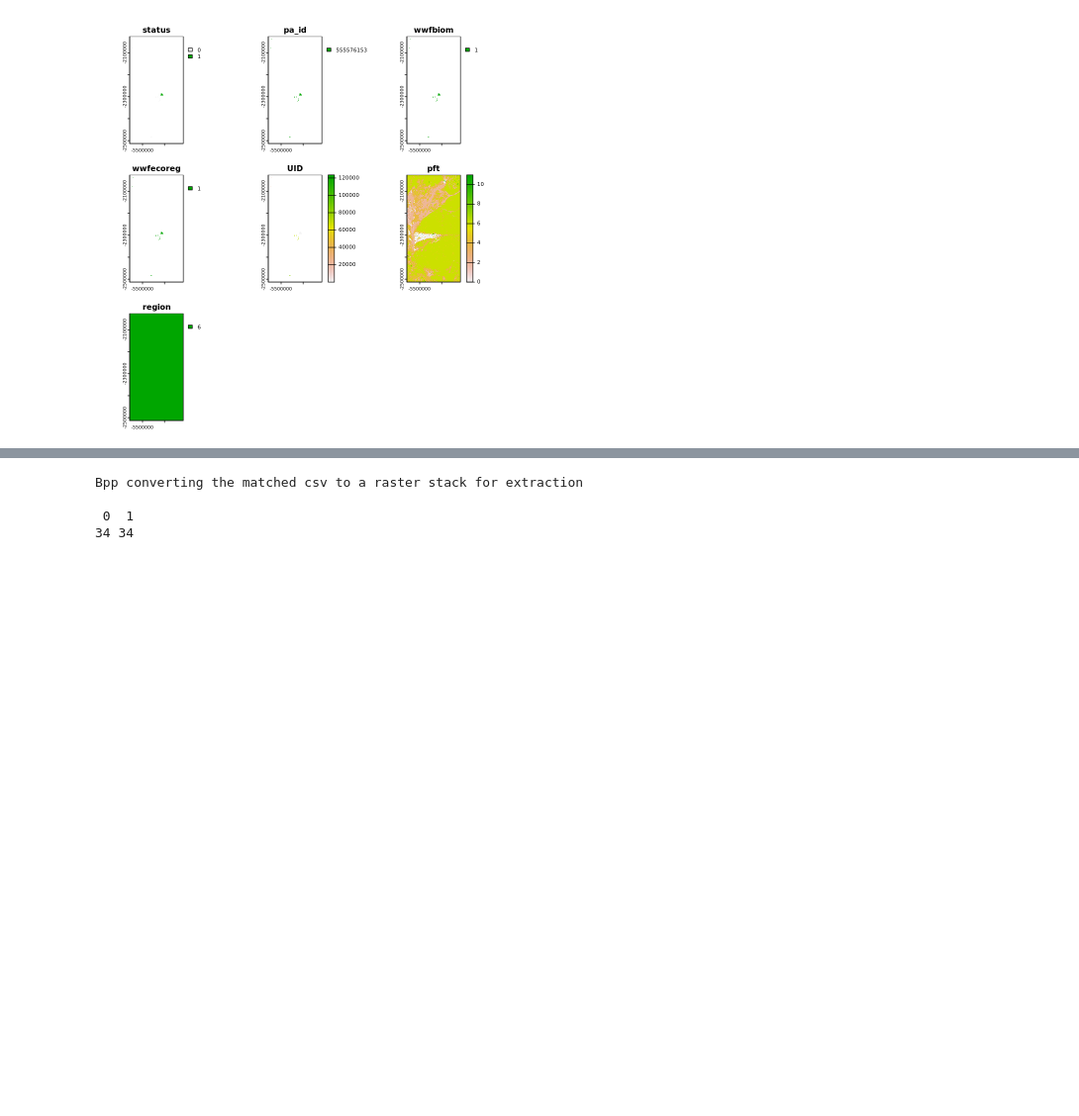
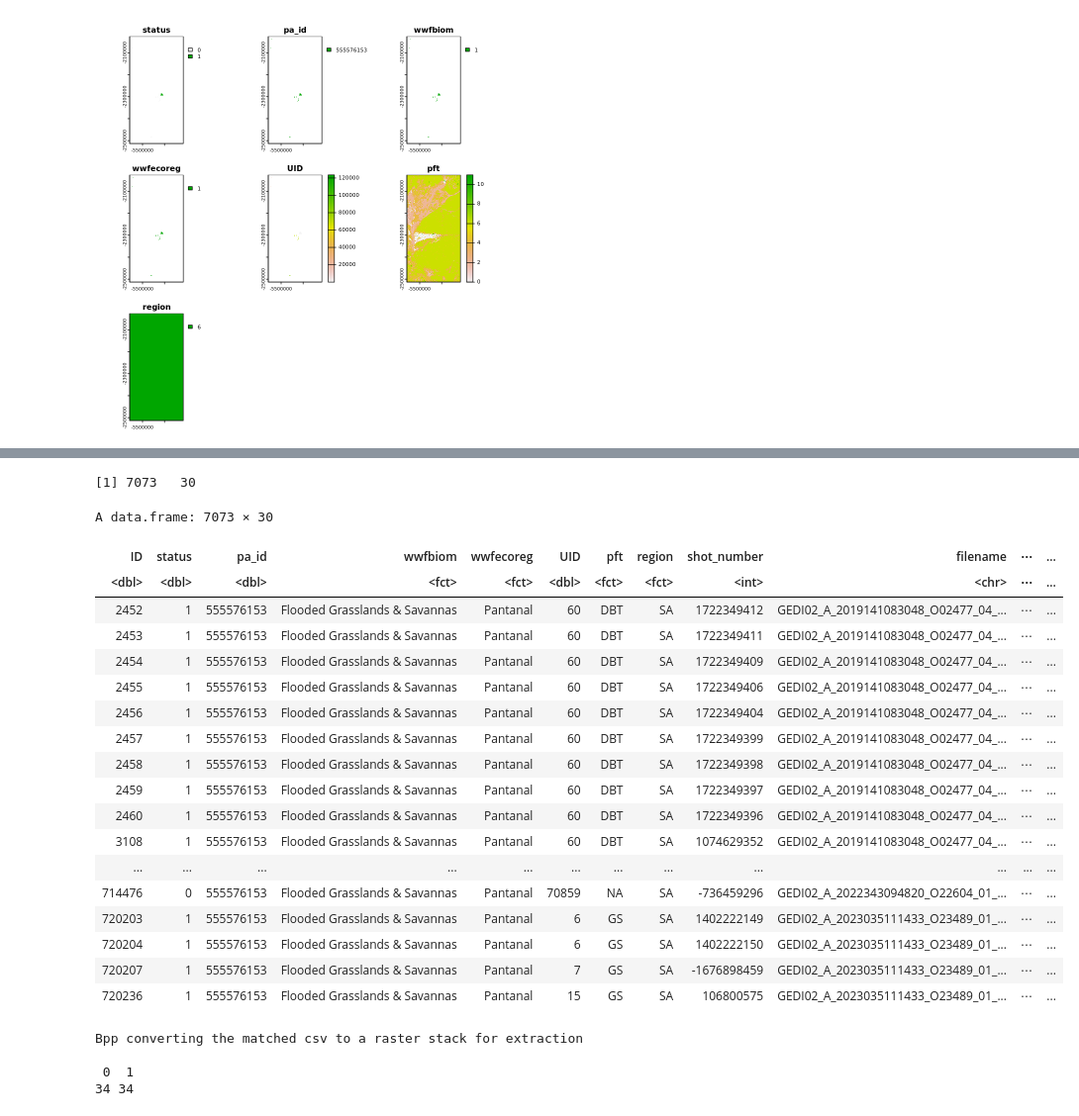
Before and after one commit to GEDI-PA/vl_GEDI-PA_2024, a Jupyter notebook: GEDI_global_PA_v2_script5_extract.ipynb, the cells around one changed output, grey strips where cells are left out. Shown at 99% size. Drawn from its saved outputs; the diff is of its cells as text; code cells hidden in the pictures; blank space fills up the shorter version.

Commit message:
updated matching function for extraction

```diff
--- a/GEDI_global_PA_v2_script5_extract.ipynb
+++ b/GEDI_global_PA_v2_script5_extract.ipynb
@@ -626,3 +541,35 @@ ERROR: Error in (function (cond) : error in evaluating the argument 'x' in selec
+# %%
+matched_gedi <- terra::extract(mras, gedi_l24_sp, df=TRUE)
+                matched_gedi_metrics <- cbind(matched_gedi, gedi_l24_sp)
+                matched_gedi_metrics_filtered <- matched_gedi_metrics %>% dplyr::filter(!is.na(status)) %>%
+                                                    convertFactor(matched0 = matched,exgedi = .)
+
+            iso_matched_gedi_df <- rbind(matched_gedi_metrics_filtered, iso_matched_gedi_df)
+            print(dim(iso_matched_gedi_df))
+# %% [output]
+[1] 7073   30
+# %%
+iso_matched_gedi_df
+# %% [output]
+A data.frame: 7073 × 30
+| ID | status | pa_id | wwfbiom | wwfecoreg | UID | pft | region | shot_number | filename | ⋯ | ... |
+| <dbl> | <dbl> | <dbl> | <fct> | <fct> | <dbl> | <fct> | <fct> | <int> | <chr> | ⋯ | ... |
+| 2452 | 1 | 555576153 | Flooded Grasslands & Savannas | Pantanal | 60 | DBT | SA | 1722349412 | GEDI02_A_2019141083048_O02477_04_... | ⋯ | ... |
+| 2453 | 1 | 555576153 | Flooded Grasslands & Savannas | Pantanal | 60 | DBT | SA | 1722349411 | GEDI02_A_2019141083048_O02477_04_... | ⋯ | ... |
+| 2454 | 1 | 555576153 | Flooded Grasslands & Savannas | Pantanal | 60 | DBT | SA | 1722349409 | GEDI02_A_2019141083048_O02477_04_... | ⋯ | ... |
+| 2455 | 1 | 555576153 | Flooded Grasslands & Savannas | Pantanal | 60 | DBT | SA | 1722349406 | GEDI02_A_2019141083048_O02477_04_... | ⋯ | ... |
+| 2456 | 1 | 555576153 | Flooded Grasslands & Savannas | Pantanal | 60 | DBT | SA | 1722349404 | GEDI02_A_2019141083048_O02477_04_... | ⋯ | ... |
+| 2457 | 1 | 555576153 | Flooded Grasslands & Savannas | Pantanal | 60 | DBT | SA | 1722349399 | GEDI02_A_2019141083048_O02477_04_... | ⋯ | ... |
+| 2458 | 1 | 555576153 | Flooded Grasslands & Savannas | Pantanal | 60 | DBT | SA | 1722349398 | GEDI02_A_2019141083048_O02477_04_... | ⋯ | ... |
+| 2459 | 1 | 555576153 | Flooded Grasslands & Savannas | Pantanal | 60 | DBT | SA | 1722349397 | GEDI02_A_2019141083048_O02477_04_... | ⋯ | ... |
+| 2460 | 1 | 555576153 | Flooded Grasslands & Savannas | Pantanal | 60 | DBT | SA | 1722349396 | GEDI02_A_2019141083048_O02477_04_... | ⋯ | ... |
+| 3108 | 1 | 555576153 | Flooded Grasslands & Savannas | Pantanal | 60 | DBT | SA | 1074629352 | GEDI02_A_2019141083048_O02477_04_... | ⋯ | ... |
+| ... | ... | ... | ... | ... | ... | ... | ... | ... | ... | ... | ... |
+| 714476 | 0 | 555576153 | Flooded Grasslands & Savannas | Pantanal | 70859 | NA | SA | -736459296 | GEDI02_A_2022343094820_O22604_01_... | ⋯ | ... |
+| 720203 | 1 | 555576153 | Flooded Grasslands & Savannas | Pantanal | 6 | GS | SA | 1402222149 | GEDI02_A_2023035111433_O23489_01_... | ⋯ | ... |
+| 720204 | 1 | 555576153 | Flooded Grasslands & Savannas | Pantanal | 6 | GS | SA | 1402222150 | GEDI02_A_2023035111433_O23489_01_... | ⋯ | ... |
+| 720207 | 1 | 555576153 | Flooded Grasslands & Savannas | Pantanal | 7 | GS | SA | -1676898459 | GEDI02_A_2023035111433_O23489_01_... | ⋯ | ... |
+| 720236 | 1 | 555576153 | Flooded Grasslands & Savannas | Pantanal | 15 | GS | SA | 106800575 | GEDI02_A_2023035111433_O23489_01_... | ⋯ | ... |
 # %%
 #f.path <- "/projects/my-public-bucket/GEDI_global_PA_v2/"
 f.path <- "s3://maap-ops-workspace/shared/leitoldv/GEDI_global_PA_v2/"
```
Also changed, not shown: parts of 30 cells of this notebook, 2 other files.
